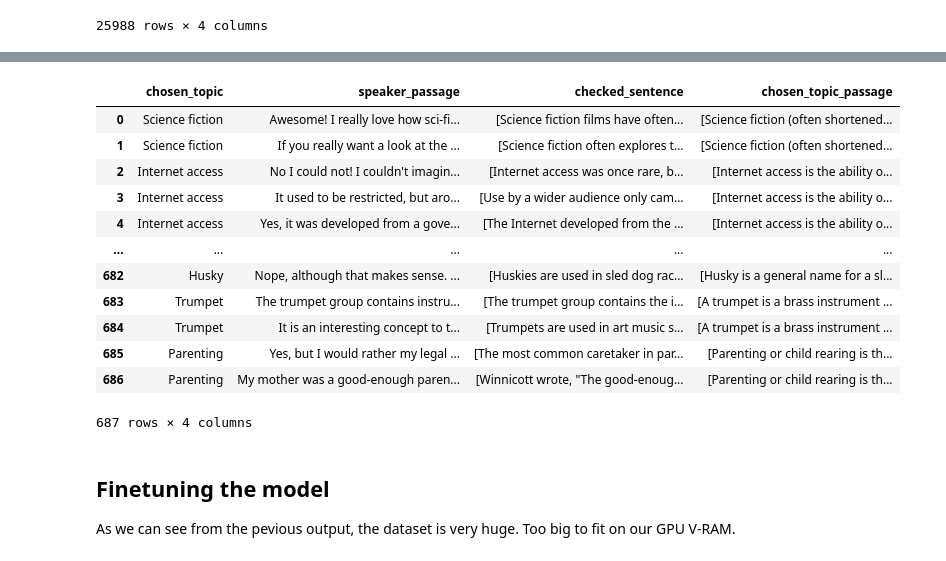
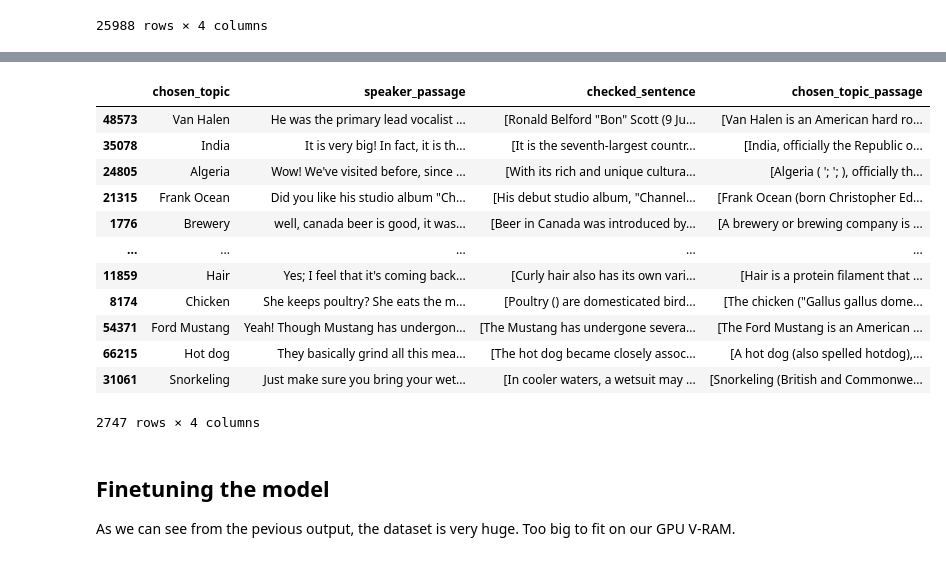
Before and after one commit to adamzki99/nlp-zlatan, a Jupyter notebook: nlp_zlatan.ipynb, the cells around one changed output, grey strips where cells are left out. Cells and saved outputs as stored; diff of their text form; code cells hidden in the pictures.

```diff
--- a/nlp_zlatan.ipynb
+++ b/nlp_zlatan.ipynb
@@ -120,8 +122,8 @@ The size of the dataset is too big for the amount of available VRAM on the GPU.
 # %%
-testing_size = len(extract_test_df.index)*0.01
+testing_size = len(extract_test_df.index)*0.04
 testing_size = int(testing_size)
 
-training_size = len(extract_train_df.index)*0.01
+training_size = len(extract_train_df.index)*0.04
 training_size = int(training_size)
 
 print("Ratio %:", testing_size/training_size * 100)
@@ -147,20 +149,20 @@ extract_test_df
 # %%
-extract_train_df = extract_train_df.loc[:training_size]
+extract_train_df = extract_train_df.sample(training_size)
 extract_train_df
 # %% [output]
 |  | chosen_topic | speaker_passage | checked_sentence | chosen_topic_passage |
-| 0 | Science fiction | Awesome! I really love how sci-fi... | [Science fiction films have often... | [Science fiction (often shortened... |
-| 1 | Science fiction | If you really want a look at the ... | [Science fiction often explores t... | [Science fiction (often shortened... |
-| 2 | Internet access | No I could not! I couldn't imagin... | [Internet access was once rare, b... | [Internet access is the ability o... |
-| 3 | Internet access | It used to be restricted, but aro... | [Use by a wider audience only cam... | [Internet access is the ability o... |
-| 4 | Internet access | Yes, it was developed from a gove... | [The Internet developed from the ... | [Internet access is the ability o... |
+| 48573 | Van Halen | He was the primary lead vocalist ... | [Ronald Belford "Bon" Scott (9 Ju... | [Van Halen is an American hard ro... |
+| 35078 | India | It is very big! In fact, it is th... | [It is the seventh-largest countr... | [India, officially the Republic o... |
+| 24805 | Algeria | Wow! We've visited before, since ... | [With its rich and unique cultura... | [Algeria ( '; '; ), officially th... |
+| 21315 | Frank Ocean | Did you like his studio album "Ch... | [His debut studio album, "Channel... | [Frank Ocean (born Christopher Ed... |
+| 1776 | Brewery | well, canada beer is good, it was... | [Beer in Canada was introduced by... | [A brewery or brewing company is ... |
 | ... | ... | ... | ... | ... |
-| 682 | Husky | Nope, although that makes sense. ... | [Huskies are used in sled dog rac... | [Husky is a general name for a sl... |
-| 683 | Trumpet | The trumpet group contains instru... | [The trumpet group contains the i... | [A trumpet is a brass instrument ... |
-| 684 | Trumpet | It is an interesting concept to t... | [Trumpets are used in art music s... | [A trumpet is a brass instrument ... |
-| 685 | Parenting | Yes, but I would rather my legal ... | [The most common caretaker in par... | [Parenting or child rearing is th... |
-| 686 | Parenting | My mother was a good-enough paren... | [Winnicott wrote, "The good-enoug... | [Parenting or child rearing is th... |
+| 11859 | Hair | Yes; I feel that it's coming back... | [Curly hair also has its own vari... | [Hair is a protein filament that ... |
+| 8174 | Chicken | She keeps poultry? She eats the m... | [Poultry () are domesticated bird... | [The chicken ("Gallus gallus dome... |
+| 54371 | Ford Mustang | Yeah! Though Mustang has undergon... | [The Mustang has undergone severa... | [The Ford Mustang is an American ... |
+| 66215 | Hot dog | They basically grind all this mea... | [The hot dog became closely assoc... | [A hot dog (also spelled hotdog),... |
+| 31061 | Snorkeling | Just make sure you bring your wet... | [In cooler waters, a wetsuit may ... | [Snorkeling (British and Commonwe... |
-687 rows × 4 columns
+2747 rows × 4 columns
 # %% [markdown]
 ## Finetuning the model
 
```
Also changed, not shown: parts of 18 cells of this notebook.
